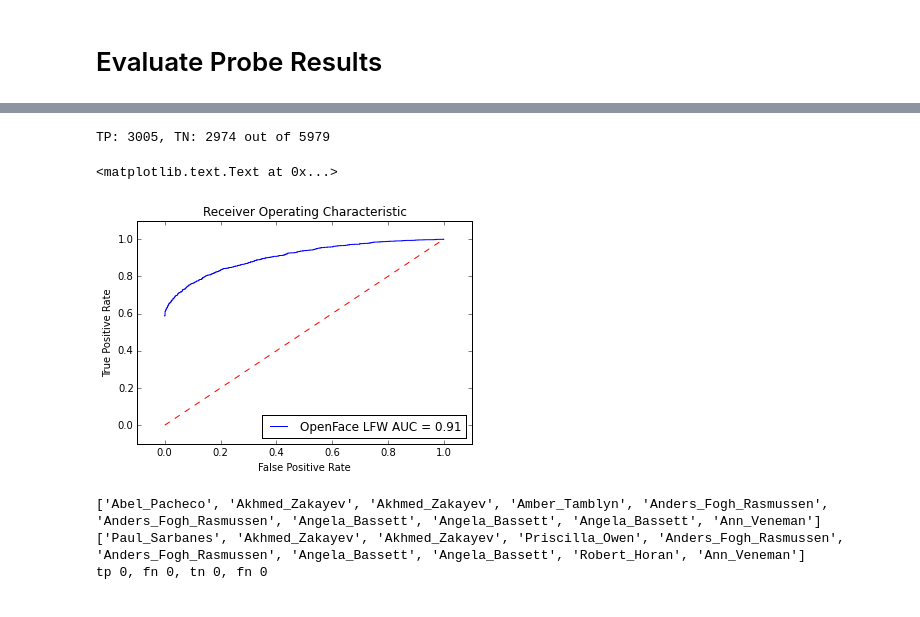
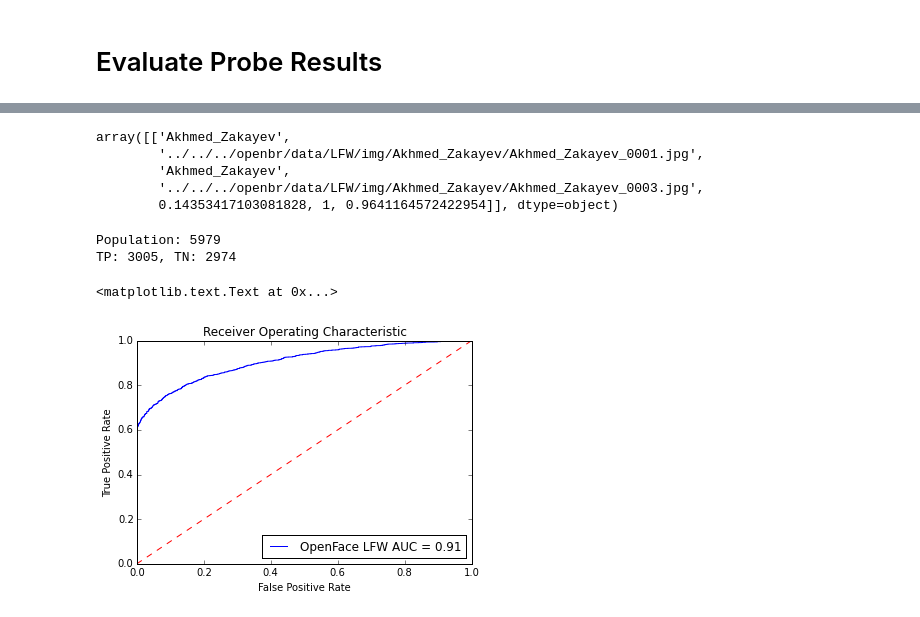
Before and after one commit to clemme/biometricsystems2016-frs, a Jupyter notebook: openface/evaluation/OpenFace_Evaluation.ipynb, the cells around one changed output, grey strips where cells are left out. Saved outputs shown, nothing was run; the diff lists cells and outputs as text; code cells hidden in the pictures.

```diff
--- a/openface/evaluation/OpenFace_Evaluation.ipynb
+++ b/openface/evaluation/OpenFace_Evaluation.ipynb
@@ -22,71 +29,44 @@ templates.head()
 | 2 | Akhmed_Zakayev | ../../../openbr/data/LFW/img/Akhm... | Akhmed_Zakayev | ../../../openbr/data/LFW/img/Akhm... | 0.304535 | 1 | 0.923866 |
 | 3 | Amber_Tamblyn | ../../../openbr/data/LFW/img/Ambe... | Priscilla_Owen | ../../../openbr/data/LFW/img/Pris... | 0.551999 | 0 | 0.862000 |
 | 4 | Anders_Fogh_Rasmussen | ../../../openbr/data/LFW/img/Ande... | Anders_Fogh_Rasmussen | ../../../openbr/data/LFW/img/Ande... | 0.319858 | 1 | 0.920036 |
+# %%
+templates[templates.index == 1].values
+# %% [output]
+array([['Akhmed_Zakayev',
+        '../../../openbr/data/LFW/img/Akhmed_Zakayev/Akhmed_Zakayev_0001.jpg',
+        'Akhmed_Zakayev',
+        '../../../openbr/data/LFW/img/Akhmed_Zakayev/Akhmed_Zakayev_0003.jpg',
+        0.14353417103081828, 1, 0.9641164572422954]], dtype=object)
 # %%
 # Raw data display
 size = len(templates)
 correct = templates['Correct'].value_counts()
 true_positive = correct.iloc[0]
 true_negative = correct.iloc[1]
-print "TP: {}, TN: {} out of {}".format(true_positive, true_negative, size)
-#correct
+print "Population: {}".format(size)
+print "TP: {}, TN: {}".format(true_positive, true_negative)
 # %% [output]
-TP: 3005, TN: 2974 out of 5979
+Population: 5979
+TP: 3005, TN: 2974
 # %%
 # Extract actual best match (if best match was correct)
 actual = templates['Correct'].values.tolist()
 # Extract score for best match
 predictions = templates['Score'].values.tolist()
 
 # Compute ROC + False Positive Rate + True Positive Rate + AUC
 false_positive_rate, true_positive_rate, thresholds = roc_curve(actual, predictions)
 roc_auc = auc(false_positive_rate, true_positive_rate)
 
 # Display ROC curve
 plt.title('Receiver Operating Characteristic')
-plt.plot(false_positive_rate, true_positive_rate, 'b', label='OpenFace LFW AUC = %0.2f'% roc_auc)
+line = plt.plot(false_positive_rate, true_positive_rate, 'b', label='OpenFace LFW AUC = %0.2f'% roc_auc)
 plt.legend(loc='lower right')
 plt.plot([0,1],[0,1],'r--')
-plt.xlim([-0.1,1.1])
-plt.ylim([-0.1,1.1])
+plt.xlim([-0.0,1.0])
+plt.ylim([-0.0,1.0])
 plt.ylabel('True Positive Rate')
 plt.xlabel('False Positive Rate')
 # %% [output]
 <matplotlib.text.Text at 0x...>
-[figure, old version]
+[figure, new version]
-# %%
-#http://stackoverflow.com/questions/31324218/scikit-learn-how-to-obtain-true-positive-true-negative-false-positive-and-fal
-def perf_measure(y_actual, y_hat):
-    TP = 0
-    FP = 0
-    TN = 0
-    FN = 0
-
-    for i in range(len(y_hat)):
-        if y_actual[i]==y_hat[i]==1:
-           TP += 1
-    for i in range(len(y_hat)):
-        if y_actual[i]==1 and y_actual!=y_hat[i]:
-           FP += 1
-    for i in range(len(y_hat)):
-        if y_actual[i]==y_hat[i]==0:
-           TN += 1
-    for i in range(len(y_hat)):
-        if y_actual[i]==0 and y_actual!=y_hat[i]:
-           FN += 1
-
-    return(TP, FP, TN, FN)
-
-pnames = templates['Probe_Name'].values.tolist()
-bmnames = templates['Best_Match'].values.tolist()
-
-print pnames[:10]
-print bmnames[:10]
-
-tp, fp, tn, fn = perf_measure(pnames, bmnames)
-
-print "tp {}, fn {}, tn {}, fn {}".format(tp, fp, tn, fn)
-# %% [output]
-['Abel_Pacheco', 'Akhmed_Zakayev', 'Akhmed_Zakayev', 'Amber_Tamblyn', 'Anders_Fogh_Rasmussen', 'Anders_Fogh_Rasmussen', 'Angela_Bassett', 'Angela_Bassett', 'Angela_Bassett', 'Ann_Veneman']
-['Paul_Sarbanes', 'Akhmed_Zakayev', 'Akhmed_Zakayev', 'Priscilla_Owen', 'Anders_Fogh_Rasmussen', 'Anders_Fogh_Rasmussen', 'Angela_Bassett', 'Angela_Bassett', 'Robert_Horan', 'Ann_Veneman']
-tp 0, fn 0, tn 0, fn 0
```
Also changed, not shown: parts of 18 cells of this notebook, 9 other files.
